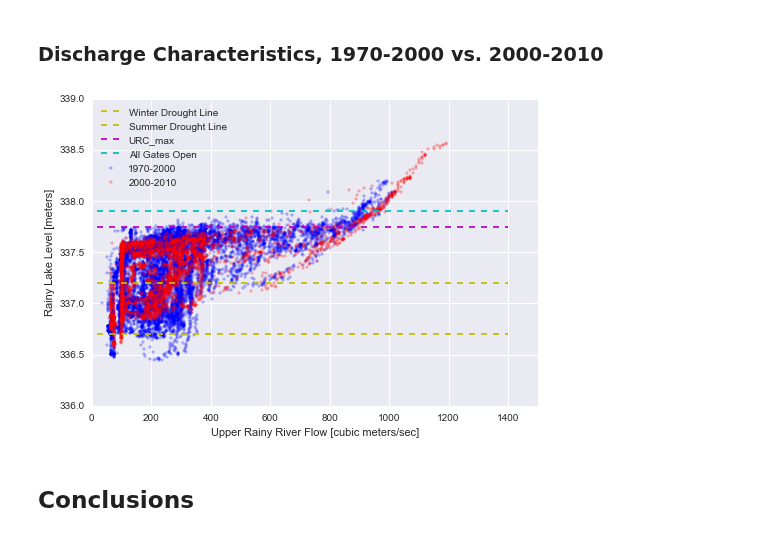
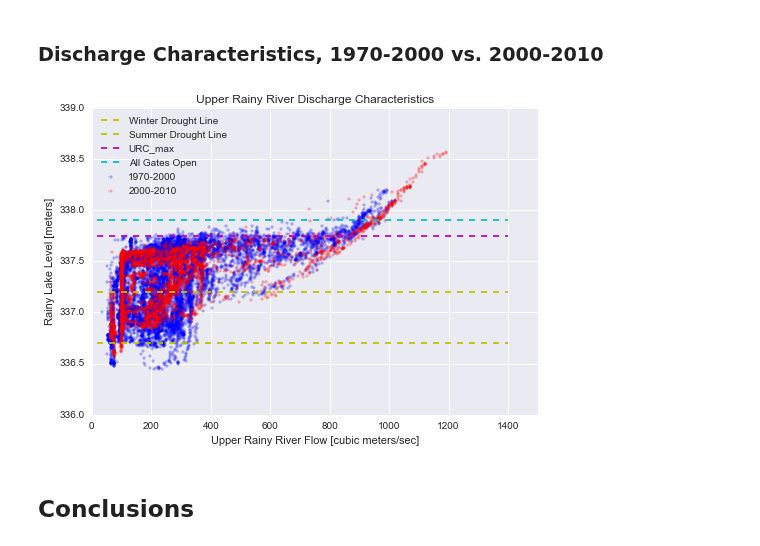
Before and after one commit to kmcgarry7/Rainy-Lake-Hydrology, a Jupyter notebook: Changes_in_Rainy_River_Flows_1970-2010.ipynb, the cells around one changed output. Drawn from its saved outputs; the diff is of its cells as text; code cells hidden in the pictures.

```diff
--- a/Changes_in_Rainy_River_Flows_1970-2010.ipynb
+++ b/Changes_in_Rainy_River_Flows_1970-2010.ipynb
@@ -216,34 +216,34 @@ RR = pd.read_pickle(dir+'RR.pkl')['1970':]
 RL = pd.read_pickle(dir+'RL.pkl')['1970':]
 
 Q = pd.concat([RR,RL],axis=1)
 Q.columns = ['RR','RL']
 
 A = Q['1970':'2000']
 plt.hold(True)
 plt.scatter(A['RR'],A['RL'],marker='+',color='b')
 B = Q['2000':]
 plt.scatter(B['RR'],B['RL'],marker='+',color='r')
 
 ax = plt.axis()
 plt.plot([ax[0],ax[1]],[336.70,336.70],'y--')
 plt.plot([ax[0],ax[1]],[337.20,337.20],'y--')
 plt.plot([ax[0],ax[1]],[337.75,337.75],'m--')
 plt.plot([ax[0],ax[1]],[337.90,337.90],'c--')
 
 plt.xlabel('Upper Rainy River Flow [cubic meters/sec]')
 plt.ylabel('Rainy Lake Level [meters]')
+plt.title('Upper Rainy River Discharge Characteristics')
 ax = plt.axis()
 plt.axis([0,ax[1],ax[2],ax[3]])
 plt.legend(['Winter Drought Line','Summer Drought Line','URC_max','All Gates Open','1970-2000','2000-2010'],loc="upper left")
 
 plt.hold(False)
 
 fname = './images/RainyRiverDischarge.png'
 
 plt.savefig(fname)
 !convert $fname -trim $fname
-!convert $fname -transparent white $fname
 # %% [output]
-[figure, old version]
+[figure, new version]
 # %% [markdown]
 ## Conclusions
```
Also changed, not shown: 13 other files.
